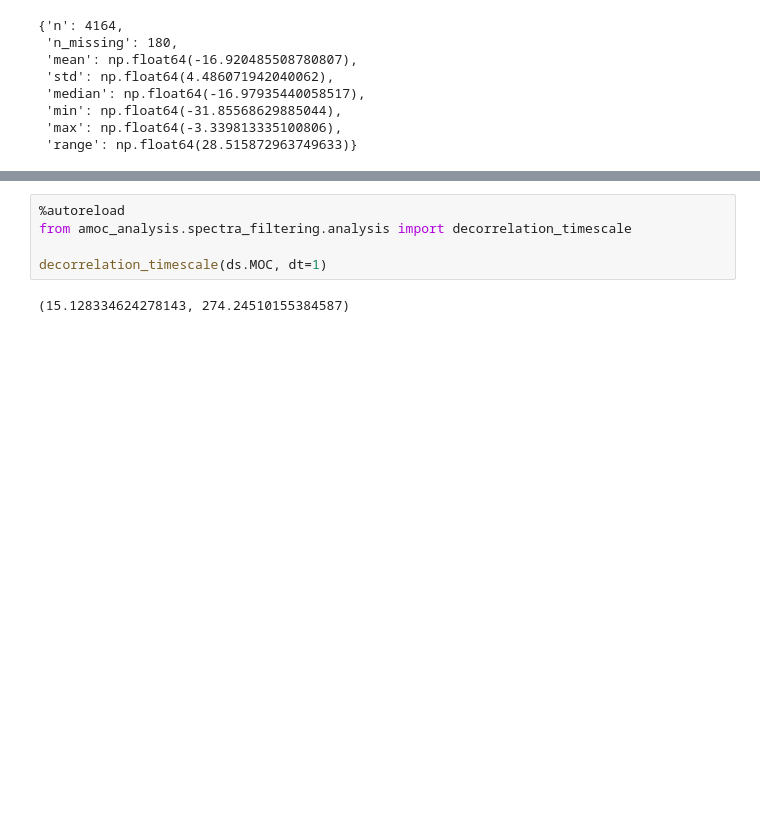
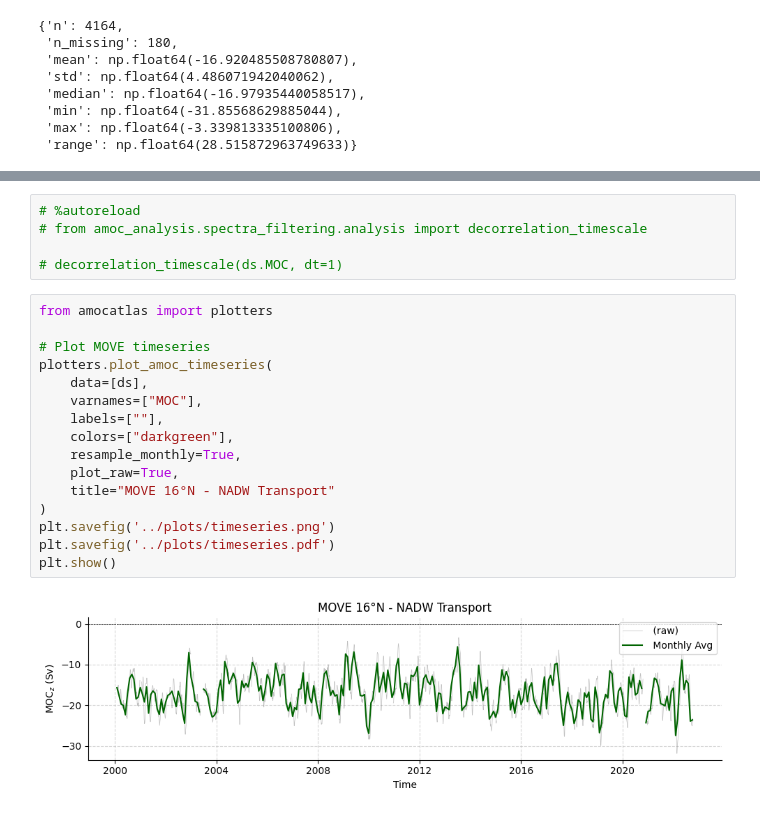
Before and after one commit to stine-fohrmann/data-analysis-assignment1, a Jupyter notebook: notebooks/assignment1.ipynb, the cells around one changed output, grey strips where cells are left out. Saved outputs shown, nothing was run; the diff lists cells and outputs as text; blank space fills up the shorter version.

```diff
--- a/notebooks/assignment1.ipynb
+++ b/notebooks/assignment1.ipynb
@@ -82,7 +126,23 @@ plt.show()
 # %%
-%autoreload
-from amoc_analysis.spectra_filtering.analysis import decorrelation_timescale
+# %autoreload
+# from amoc_analysis.spectra_filtering.analysis import decorrelation_timescale
 
-decorrelation_timescale(ds.MOC, dt=1)
+# decorrelation_timescale(ds.MOC, dt=1)
-# %% [output]
-(15.128334624278143, 274.24510155384587)
+# %%
+from amocatlas import plotters
+
+# Plot MOVE timeseries
+plotters.plot_amoc_timeseries(
+    data=[ds],
+    varnames=["MOC"],
+    labels=[""],
+    colors=["darkgreen"],
+    resample_monthly=True,
+    plot_raw=True,
+    title="MOVE 16°N - NADW Transport"
+)
+plt.savefig('../plots/timeseries.png')
+plt.savefig('../plots/timeseries.pdf')
+plt.show()
+# %% [output]
+[figure, added]
```
Also changed, not shown: parts of 5 cells of this notebook, 7 other files.
